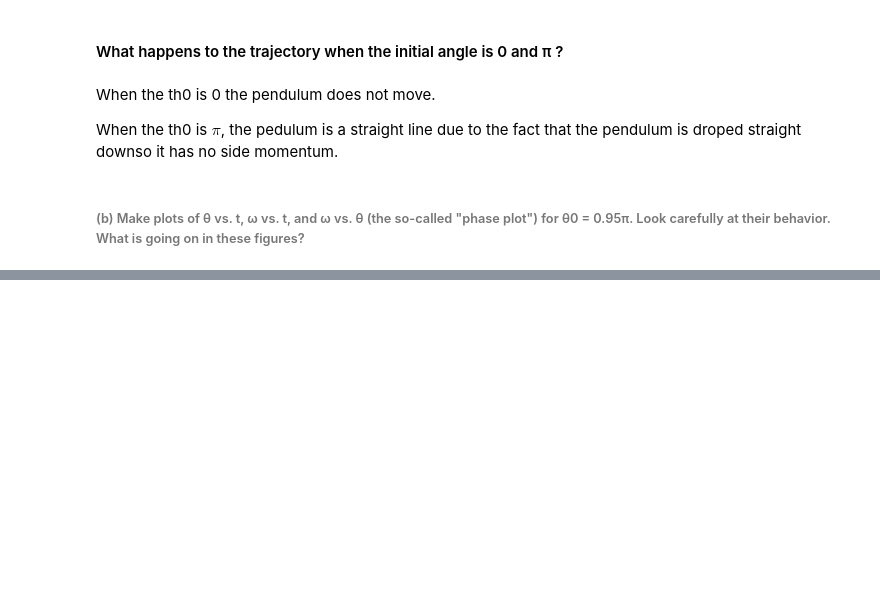
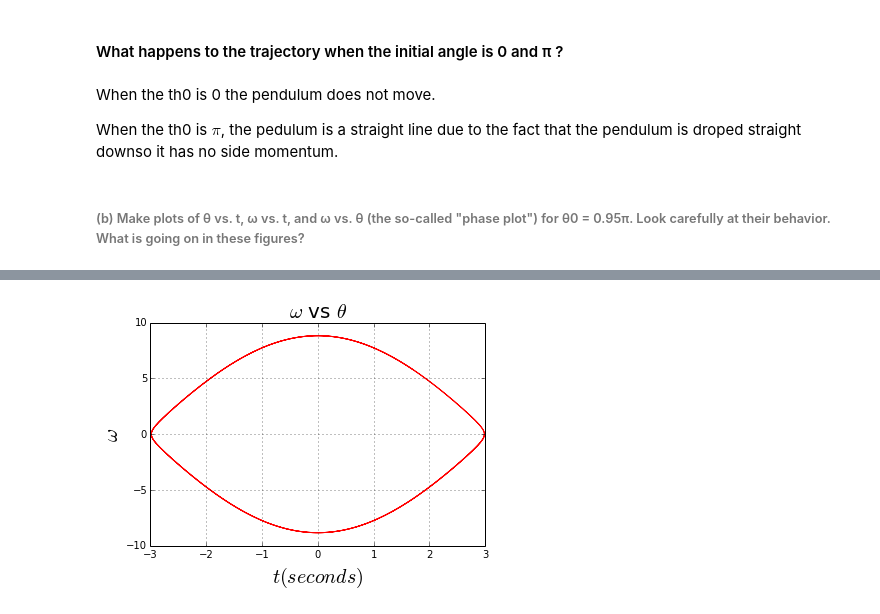
Before and after one commit to nwilli14/PHYS202-S14, a Jupyter notebook: SciPy/ODEExercises.ipynb, the cells around one changed output, grey strips where cells are left out. Drawn from its saved outputs; the diff is of its cells as text; code cells hidden in the pictures; blank space fills up the shorter version.

```diff
--- a/SciPy/ODEExercises.ipynb
+++ b/SciPy/ODEExercises.ipynb
@@ -101,0 +112,9 @@ plt.show()
+# %%
+plt.plot(theta[:,0],theta[:,1],'r')
+plt.xlabel(r'$t (seconds)$',fontsize=20)
+plt.ylabel(r'$\omega $',fontsize=20)
+plt.grid()
+plt.title(r'$\omega$ vs $\theta$',fontsize=20)
+plt.show()
+# %% [output]
+[figure, added]
```
Also changed, not shown: parts of 25 cells of this notebook, 1 other file.
